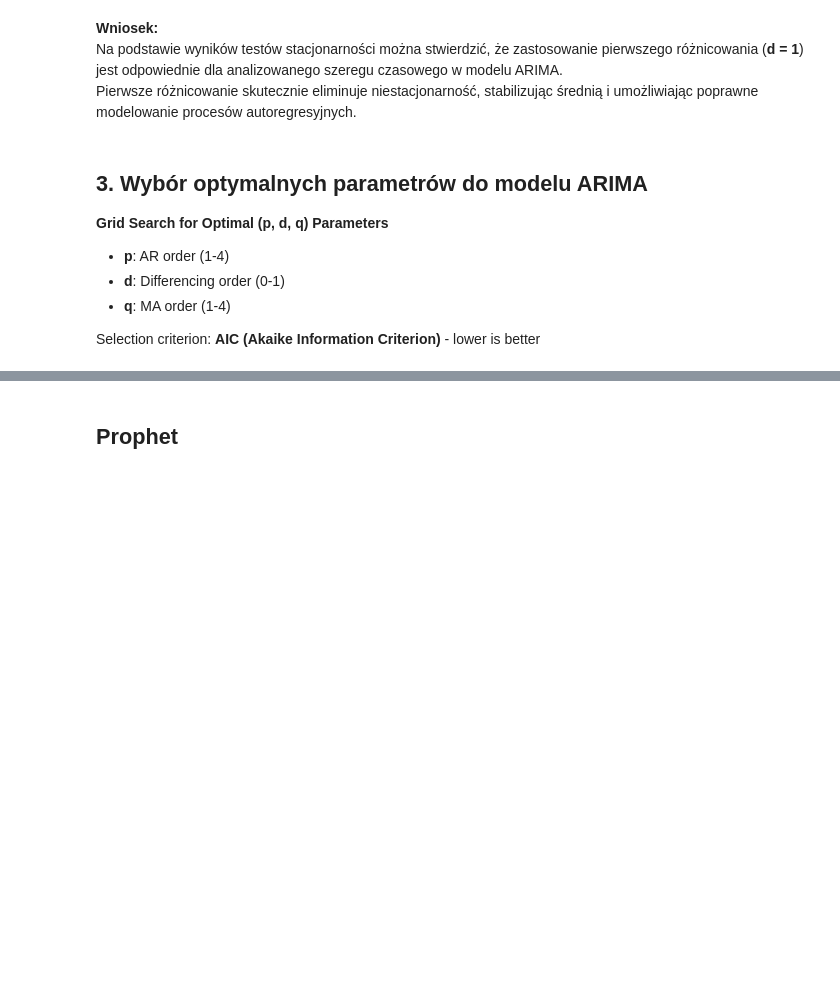
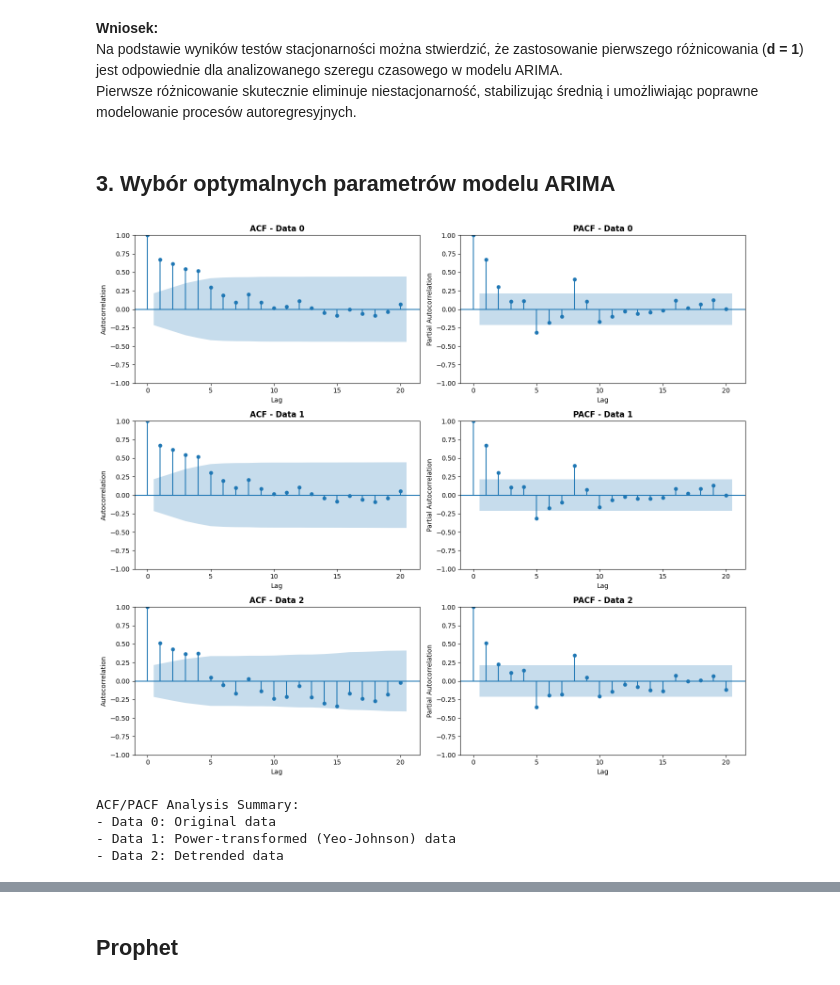
Before and after one commit to KawaMaciej/Stochastyczna, a Jupyter notebook: notebook.ipynb, the cells around one changed output, grey strips where cells are left out. Drawn from its saved outputs; the diff is of its cells as text; code cells hidden in the pictures; blank space fills up the shorter version.

```diff
--- a/notebook.ipynb
+++ b/notebook.ipynb
@@ -237,11 +233,32 @@ Conclusion: Stationary
 Na podstawie wyników testów stacjonarności można stwierdzić, że zastosowanie pierwszego różnicowania (**d = 1**) jest odpowiednie dla analizowanego szeregu czasowego w modelu ARIMA.
 Pierwsze różnicowanie skutecznie eliminuje niestacjonarność, stabilizując średnią i umożliwiając poprawne modelowanie procesów autoregresyjnych.
 # %% [markdown]
-## 3. Wybór optymalnych parametrów do modelu ARIMA
-
-**Grid Search for Optimal (p, d, q) Parameters**
-- **p**: AR order (1-4)
-- **d**: Differencing order (0-1)
-- **q**: MA order (1-4)
-
-Selection criterion: **AIC (Akaike Information Criterion)** - lower is better
+## 3. Wybór optymalnych parametrów modelu ARIMA
+# %%
+
+fig, axes = plt.subplots(len(dfs), 2, figsize=(14, 4*len(dfs)))
+
+for i, data_series in enumerate(dfs):
+    plot_acf(data_series, lags=20, ax=axes[i, 0])
+    axes[i, 0].set_title(f'ACF - Data {i}', fontsize=12, fontweight='bold')
+    axes[i, 0].set_xlabel('Lag')
+    axes[i, 0].set_ylabel('Autocorrelation')
+
+    plot_pacf(data_series, lags=20, ax=axes[i, 1], method='ywm')
+    axes[i, 1].set_title(f'PACF - Data {i}', fontsize=12, fontweight='bold')
+    axes[i, 1].set_xlabel('Lag')
+    axes[i, 1].set_ylabel('Partial Autocorrelation')
+
+plt.tight_layout()
+plt.show()
+
+print("ACF/PACF Analysis Summary:")
+print(f"- Data 0: Original data")
+print(f"- Data 1: Power-transformed (Yeo-Johnson) data")
+print(f"- Data 2: Detrended data")
+# %% [output]
+[figure, added]
+ACF/PACF Analysis Summary:
+- Data 0: Original data
+- Data 1: Power-transformed (Yeo-Johnson) data
+- Data 2: Detrended data
```
Also changed, not shown: parts of 17 cells of this notebook, 1 other file.
